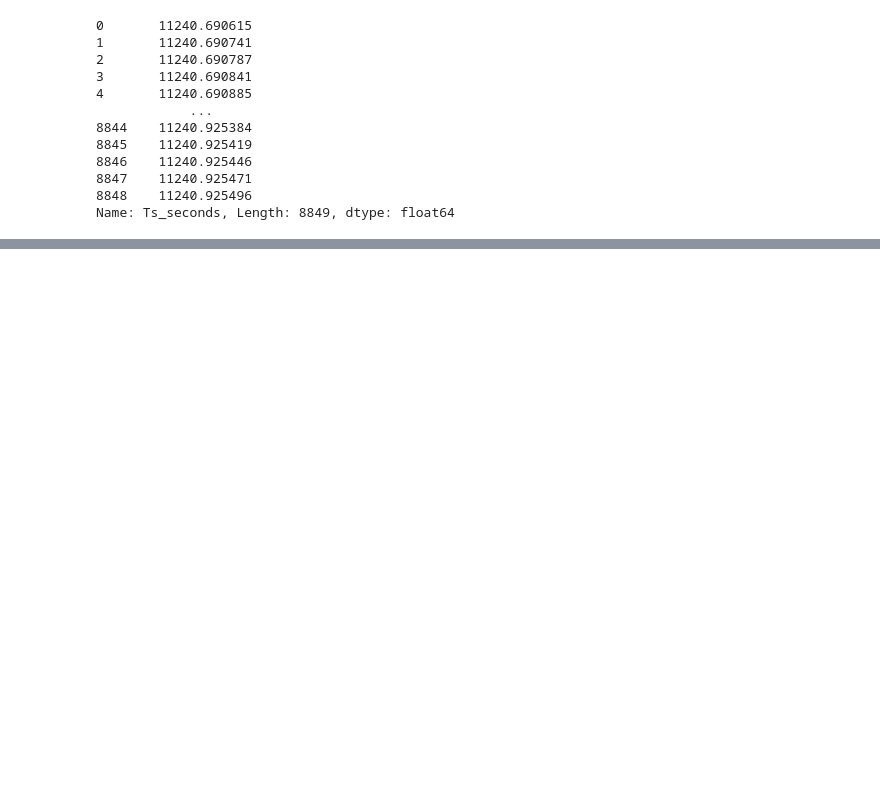
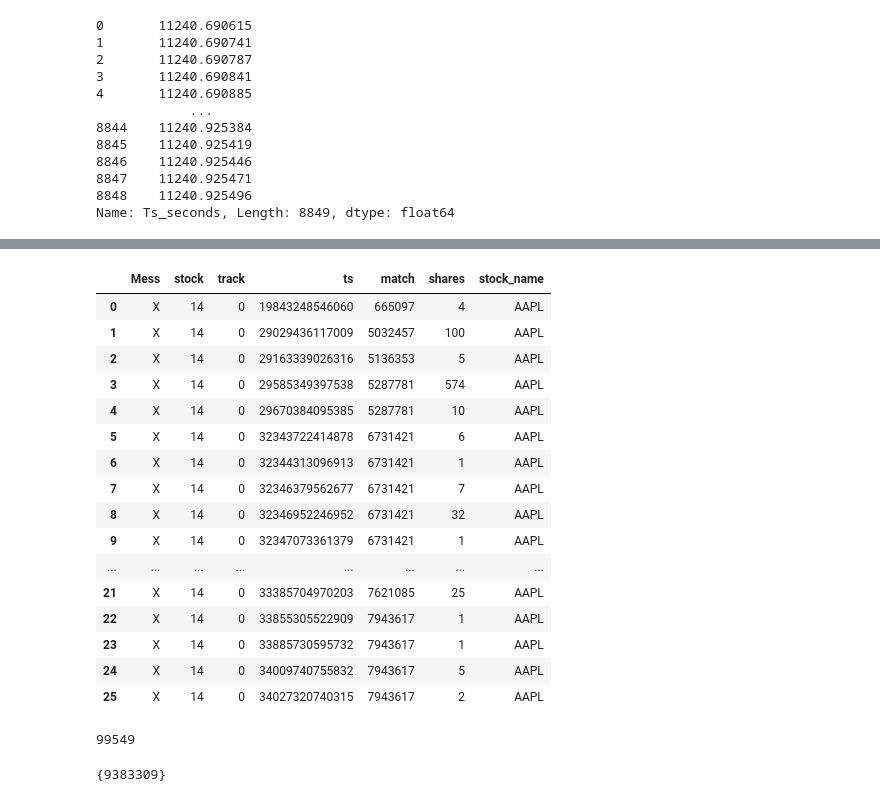
Before and after one commit to evanhurleyodwyer/NASDAQ_ITCH, a Jupyter notebook: NASDAQ_ITCH.ipynb, the cells around one changed output, grey strips where cells are left out. Cells and saved outputs as stored; diff of their text form; code cells hidden in the pictures; blank space fills up the shorter version.

```diff
--- a/NASDAQ_ITCH.ipynb
+++ b/NASDAQ_ITCH.ipynb
@@ -145,0 +332,20 @@ datetime.timedelta(days=1)
+# %%
+aapl_cancels
+# %% [output]
+|  | Mess | stock | track | ts | match | shares | stock_name |
+| 0 | X | 14 | 0 | 19843248546060 | 665097 | 4 | AAPL |
+| 1 | X | 14 | 0 | 29029436117009 | 5032457 | 100 | AAPL |
+| 2 | X | 14 | 0 | 29163339026316 | 5136353 | 5 | AAPL |
+| 3 | X | 14 | 0 | 29585349397538 | 5287781 | 574 | AAPL |
+| 4 | X | 14 | 0 | 29670384095385 | 5287781 | 10 | AAPL |
+| 5 | X | 14 | 0 | 32343722414878 | 6731421 | 6 | AAPL |
+| 6 | X | 14 | 0 | 32344313096913 | 6731421 | 1 | AAPL |
+| 7 | X | 14 | 0 | 32346379562677 | 6731421 | 7 | AAPL |
+| 8 | X | 14 | 0 | 32346952246952 | 6731421 | 32 | AAPL |
+| 9 | X | 14 | 0 | 32347073361379 | 6731421 | 1 | AAPL |
+| ... | ... | ... | ... | ... | ... | ... | ... |
+| 21 | X | 14 | 0 | 33385704970203 | 7621085 | 25 | AAPL |
+| 22 | X | 14 | 0 | 33855305522909 | 7943617 | 1 | AAPL |
+| 23 | X | 14 | 0 | 33885730595732 | 7943617 | 1 | AAPL |
+| 24 | X | 14 | 0 | 34009740755832 | 7943617 | 5 | AAPL |
+| 25 | X | 14 | 0 | 34027320740315 | 7943617 | 2 | AAPL |
@@ -145,0 +354,8 @@ datetime.timedelta(days=1)
+# %%
+aapl_dels["match"][0]
+# %% [output]
+99549
+# %%
+set(aapl_replaces["match2"]).intersection(set(aapl_dels["match"]))
+# %% [output]
+{9383309}
```
Also changed, not shown: parts of 46 cells of this notebook.
